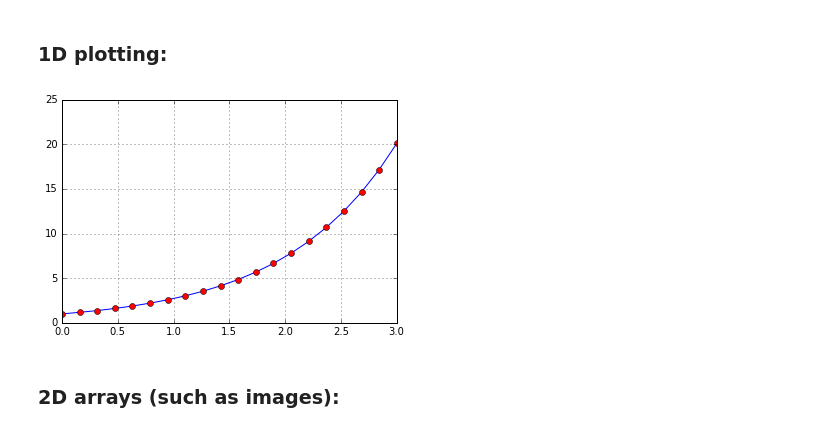
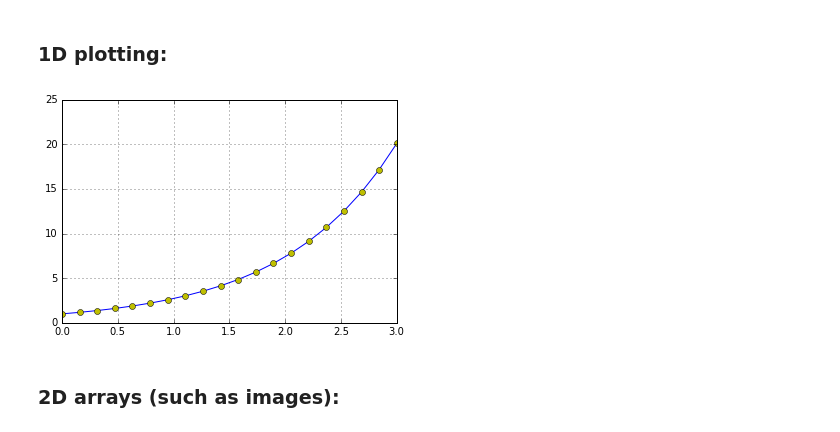
Before and after one commit to standarddeviant/scipy-lecture-notes, a Jupyter notebook: intro/numpy/intro_numpy.ipynb, the cells around one changed output. Saved outputs shown, nothing was run; the diff lists cells and outputs as text; code cells hidden in the pictures.

```diff
--- a/intro/numpy/intro_numpy.ipynb
+++ b/intro/numpy/intro_numpy.ipynb
@@ -175,11 +175,11 @@ Populating the interactive namespace from numpy and matplotlib
 # %%
 x = linspace(0, 3, 20)
 y = exp(x)
 plot(x, y)       # line plot
-plot(x, y, 'ro')  # dot plot
+plot(x, y, 'yo')  # dot plot
 grid(True)
 # %% [output]
-[figure, old version]
+[figure, new version]
 # %% [markdown]
 ### **2D arrays** (such as images):
 # %%
```
Also changed, not shown: parts of 6 cells of this notebook, 3 other files.
